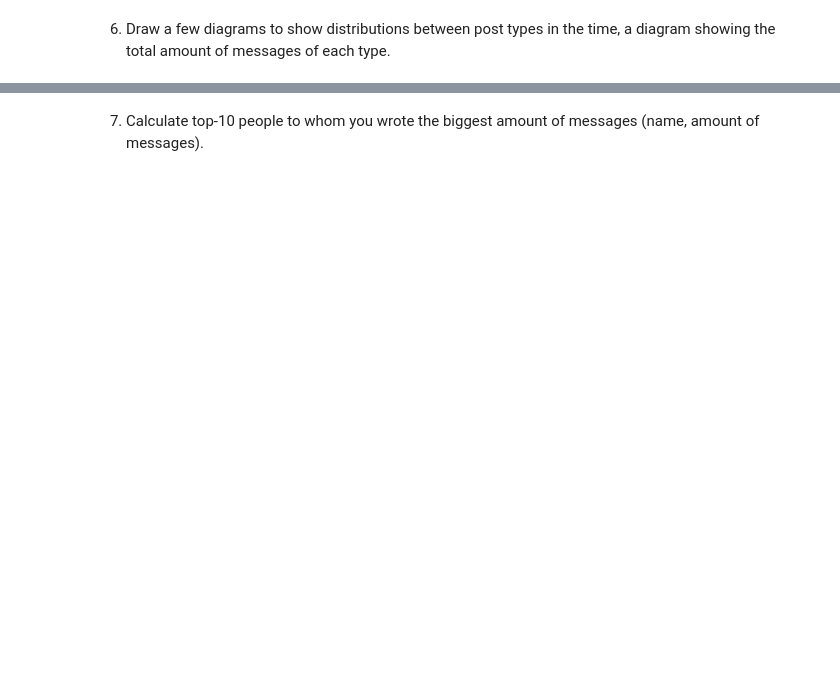
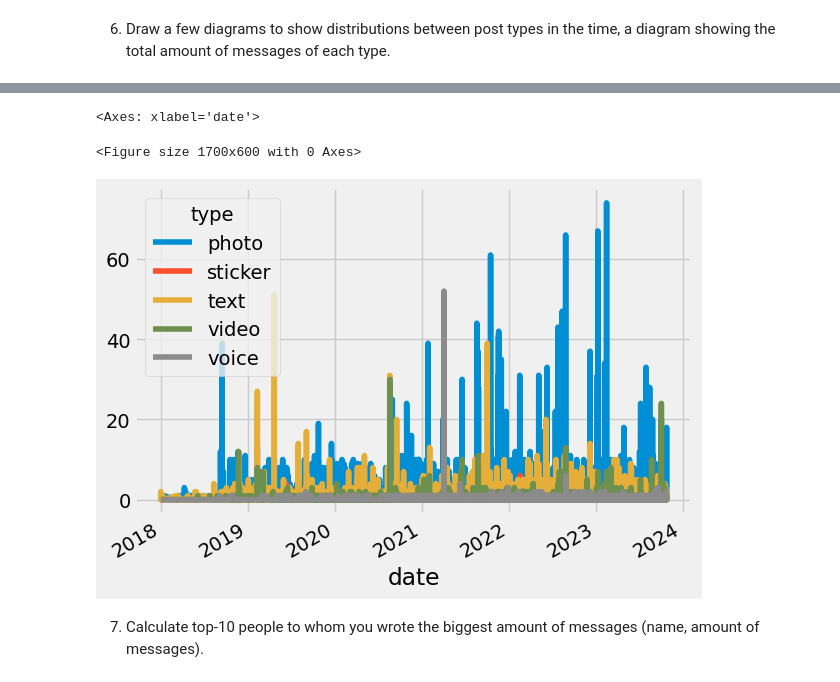
Before and after one commit to vladyslavBrothervinn/telegram-dialogs-analysis-v2, a Jupyter notebook: 1_data_review.ipynb, the cells around one changed output, grey strips where cells are left out. Saved outputs shown, nothing was run; the diff lists cells and outputs as text; code cells hidden in the pictures; blank space fills up the shorter version.

```diff
--- a/1_data_review.ipynb
+++ b/1_data_review.ipynb
@@ -40,2 +192,13 @@ df.groupby(["type"])["duration"].sum()
+# %%
+plt.style.use('fivethirtyeight')
+plt.figure(figsize=(17, 6))
+
+var_cross_tab = pd.crosstab(index=df['date'], columns=df['type'])
+
+var_cross_tab.plot(kind='line')
+# %% [output]
+<Axes: xlabel='date'>
+<Figure size 1700x600 with 0 Axes>
+[figure, added]
 # %% [markdown]
 7. Calculate top-10 people to whom you wrote the biggest amount of messages (name, amount of messages).
```
Also changed, not shown: parts of 29 cells of this notebook, 8 other files.
